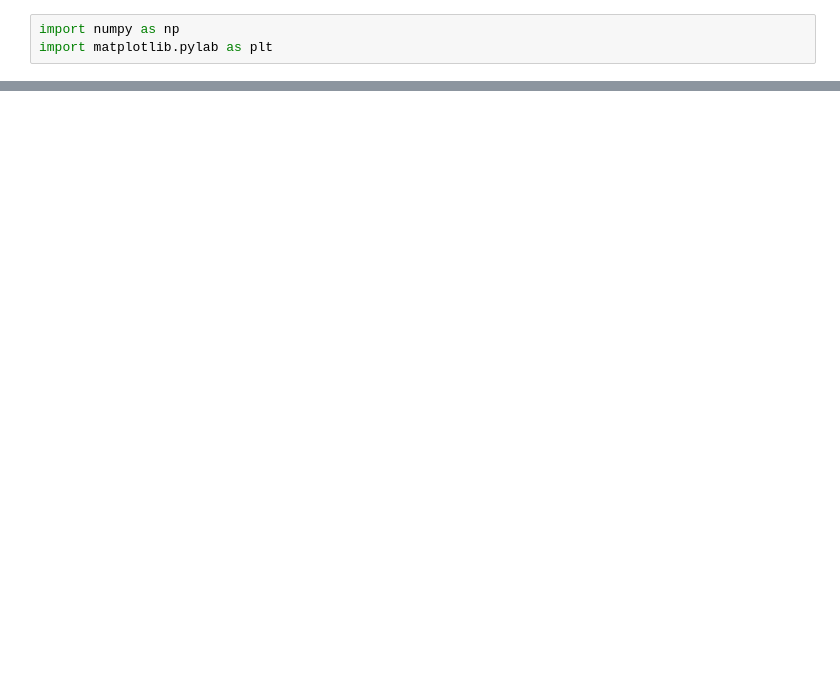
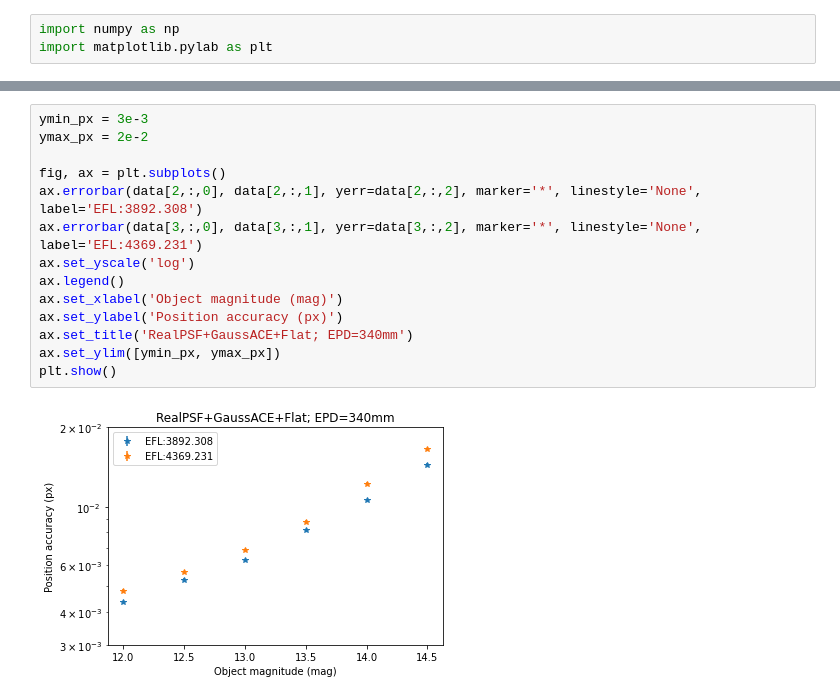
Before and after one commit to tkamizuka/jasmine-imagesim-data, a Jupyter notebook: 20220502a/99_Summary.ipynb, the cells around one changed output, grey strips where cells are left out. Drawn from its saved outputs; the diff is of its cells as text; blank space fills up the shorter version.

```diff
--- a/20220502a/99_Summary.ipynb
+++ b/20220502a/99_Summary.ipynb
@@ -33,0 +56,16 @@ plt.show()
+# %%
+ymin_px = 3e-3
+ymax_px = 2e-2
+
+fig, ax = plt.subplots()
+ax.errorbar(data[2,:,0], data[2,:,1], yerr=data[2,:,2], marker='*', linestyle='None', label='EFL:3892.308')
+ax.errorbar(data[3,:,0], data[3,:,1], yerr=data[3,:,2], marker='*', linestyle='None', label='EFL:4369.231')
+ax.set_yscale('log')
+ax.legend()
+ax.set_xlabel('Object magnitude (mag)')
+ax.set_ylabel('Position accuracy (px)')
+ax.set_title('RealPSF+GaussACE+Flat; EPD=340mm')
+ax.set_ylim([ymin_px, ymax_px])
+plt.show()
+# %% [output]
+[figure, added]
```
Also changed, not shown: parts of 3 cells of this notebook, 8 other files.
